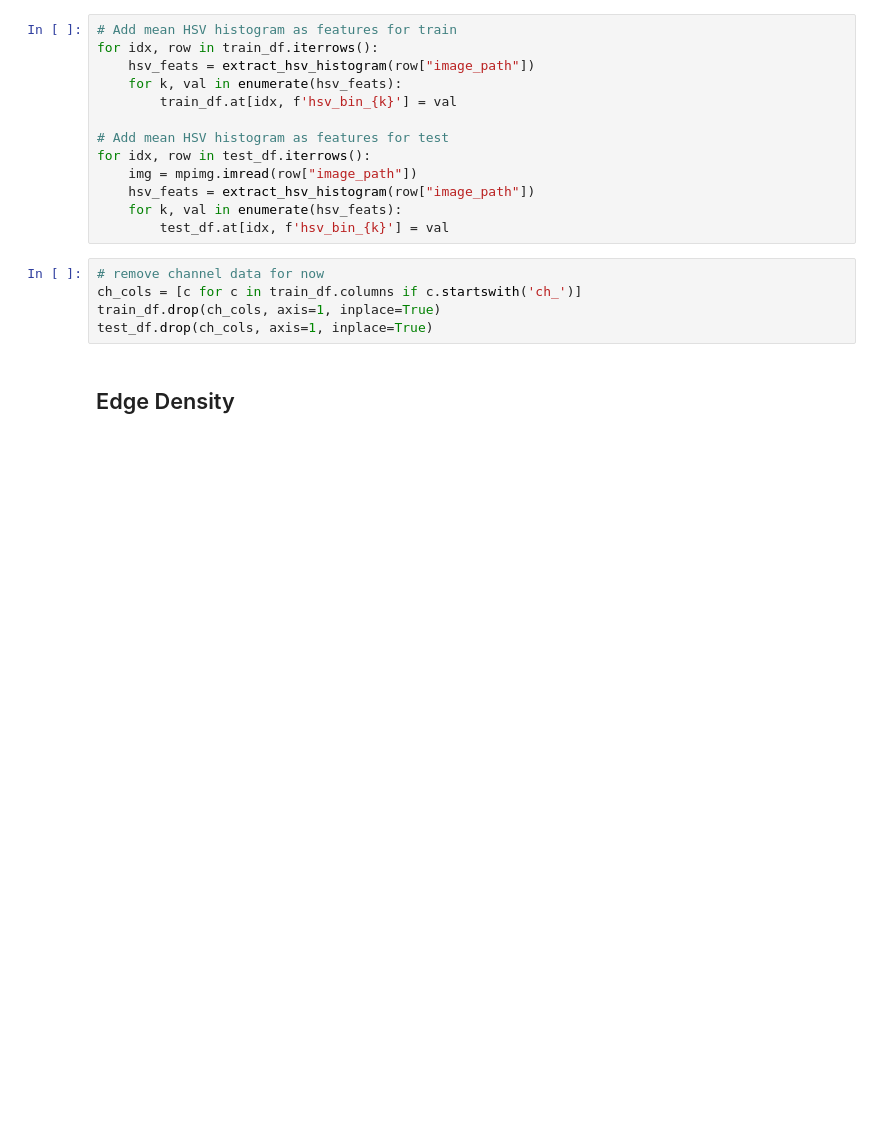
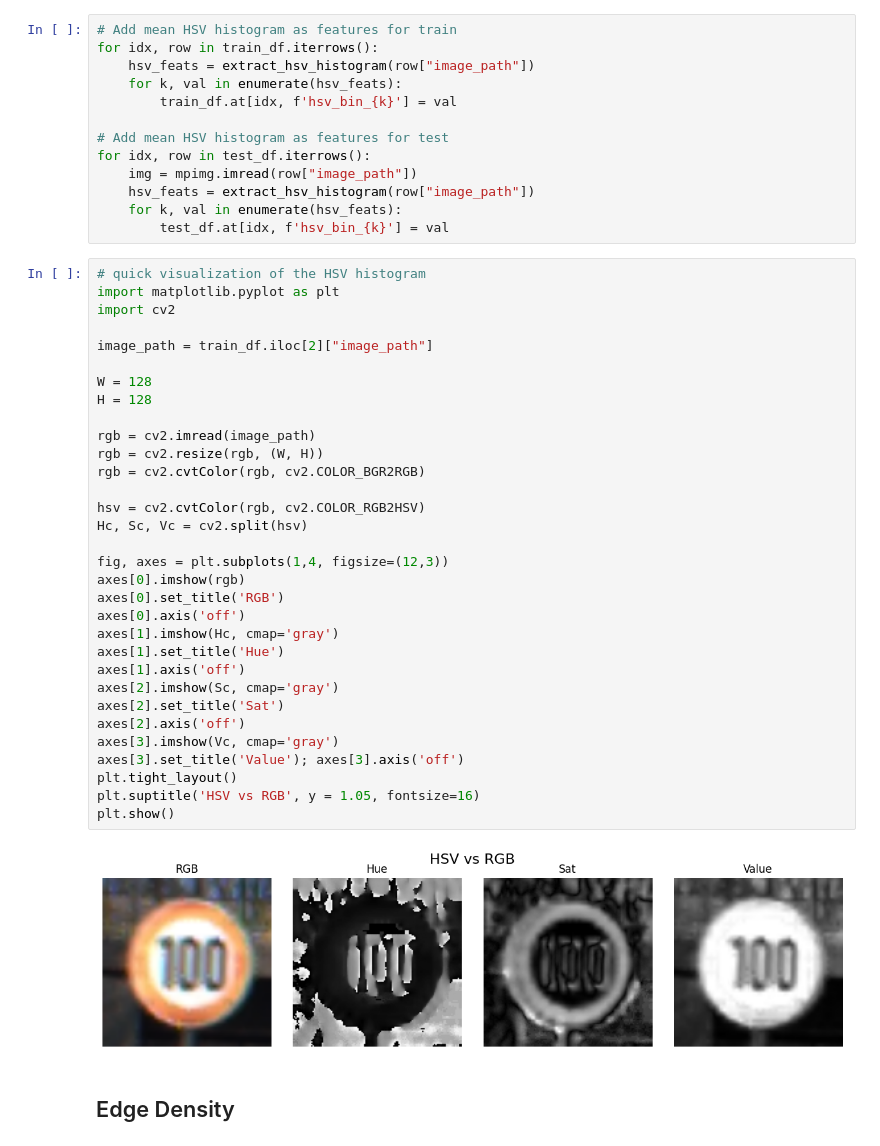
Before and after one commit to jamiecmarks/ml-ass2, a Jupyter notebook: exploration.ipynb, the cells around one changed output. Cells and saved outputs as stored; diff of their text form; blank space fills up the shorter version.

```diff
--- a/exploration.ipynb
+++ b/exploration.ipynb
@@ -373,11 +293,40 @@ for idx, row in test_df.iterrows():
     hsv_feats = extract_hsv_histogram(row["image_path"])
     for k, val in enumerate(hsv_feats):
         test_df.at[idx, f'hsv_bin_{k}'] = val
-# %%
-# remove channel data for now
-ch_cols = [c for c in train_df.columns if c.startswith('ch_')]
-train_df.drop(ch_cols, axis=1, inplace=True)
-test_df.drop(ch_cols, axis=1, inplace=True)
+# %%
+# quick visualization of the HSV histogram
+import matplotlib.pyplot as plt
+import cv2
+
+image_path = train_df.iloc[2]["image_path"]
+
+W = 128
+H = 128
+
+rgb = cv2.imread(image_path)
+rgb = cv2.resize(rgb, (W, H))
+rgb = cv2.cvtColor(rgb, cv2.COLOR_BGR2RGB)
+
+hsv = cv2.cvtColor(rgb, cv2.COLOR_RGB2HSV)
+Hc, Sc, Vc = cv2.split(hsv)
+
+fig, axes = plt.subplots(1,4, figsize=(12,3))
+axes[0].imshow(rgb)
+axes[0].set_title('RGB')
+axes[0].axis('off')
+axes[1].imshow(Hc, cmap='gray')
+axes[1].set_title('Hue')
+axes[1].axis('off')
+axes[2].imshow(Sc, cmap='gray')
+axes[2].set_title('Sat')
+axes[2].axis('off')
+axes[3].imshow(Vc, cmap='gray')
+axes[3].set_title('Value'); axes[3].axis('off')
+plt.tight_layout()
+plt.suptitle('HSV vs RGB', y = 1.05, fontsize=16)
+plt.show()
+# %% [output]
+[figure, added]
 # %% [markdown]
 ## Edge Density
 # %%
```
Also changed, not shown: parts of 94 cells of this notebook, 1 other file.
